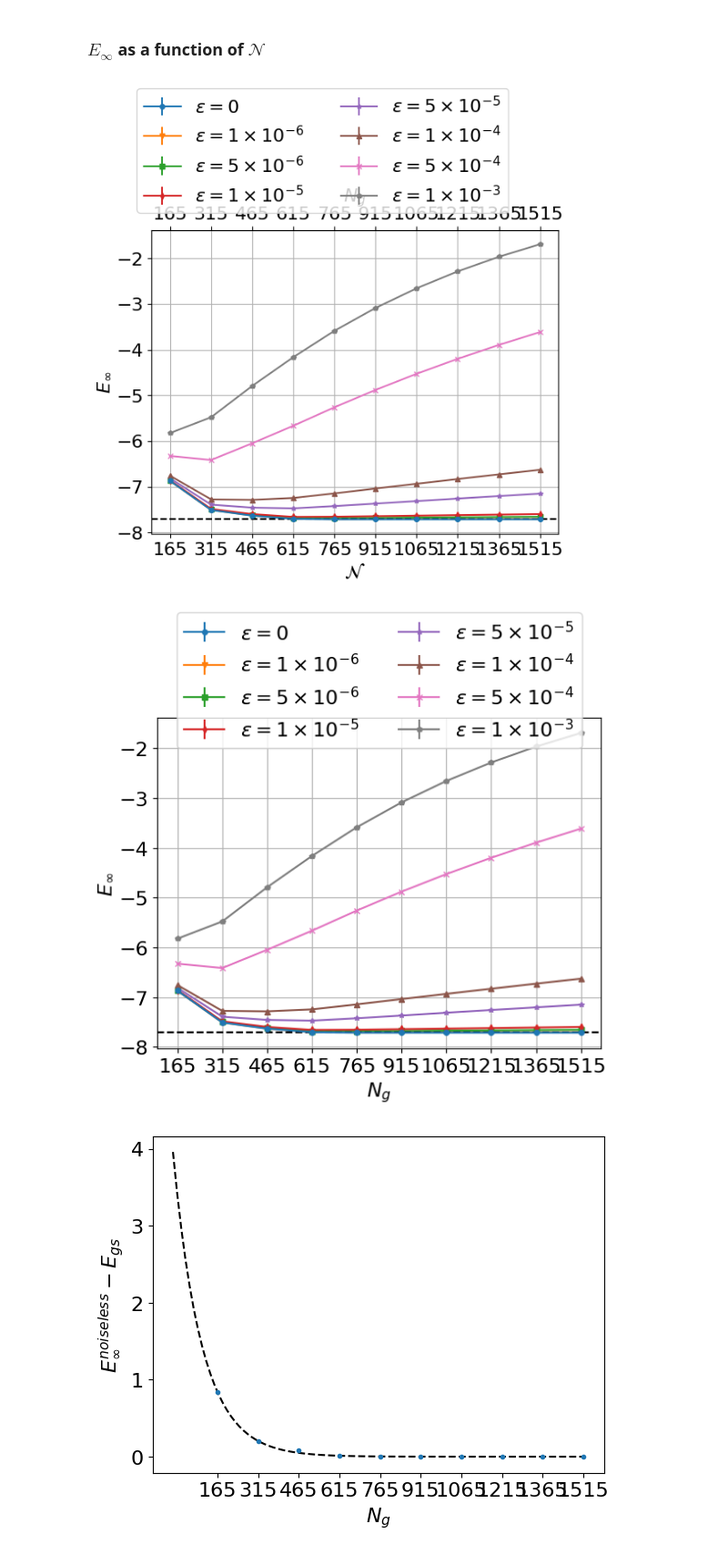
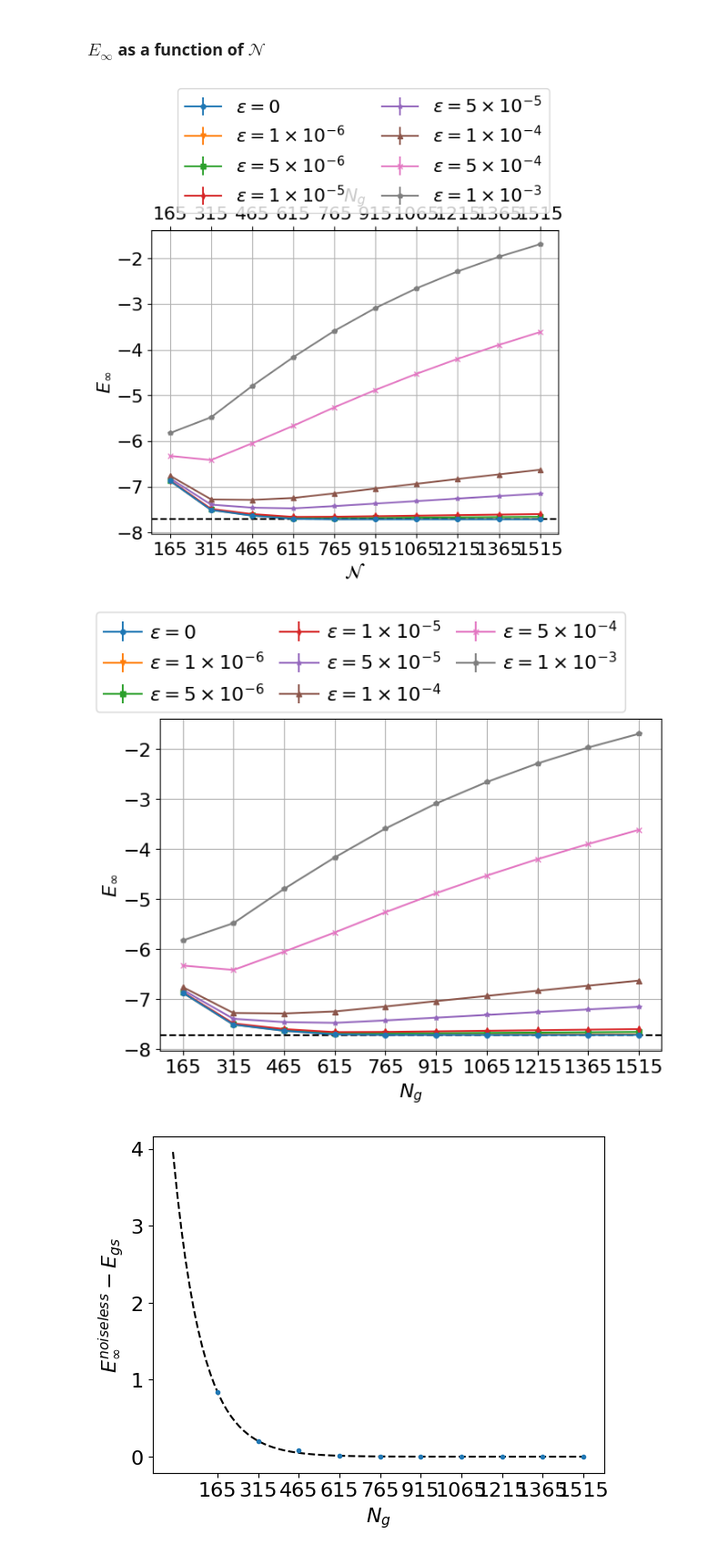
Before and after one commit to hvermaQ/VQE, a Jupyter notebook: noisy_global_comp_COBYLA_assumptions copy.ipynb, the cells around one changed output. Shown at 91% size. Saved outputs shown, nothing was run; the diff lists cells and outputs as text; code cells hidden in the pictures.

```diff
--- a/noisy_global_comp_COBYLA_assumptions copy.ipynb
+++ b/noisy_global_comp_COBYLA_assumptions copy.ipynb
@@ -758,36 +890,43 @@ axx.set_xlabel(r'$N_g$')
 axx.set_xticks(gate_ctt)
 axx.set_xticklabels(gate_ctt)
 plt.axhline(g_en5, color = 'k', xmin = 0, xmax = 500, linestyle = '--')
-plt.legend(ncol = 2, bbox_to_anchor = (0.9, 1.5))
+plt.legend(ncol = 2, bbox_to_anchor = (1, 1.5))
 #ax.set_yscale('log')
 plt.grid()
 #plt.savefig('noisy_noiseless_conv_COBY.pdf', bbox_inches = 'tight')
 plt.show()
 # %% [output]
-[figure, old version]
+[figure, new version]
 # %%
-fig = plt.figure()
+fig = plt.figure(figsize=(7.5, 5))
 ax = fig.add_subplot(1, 1, 1)
 #ax.plot(gate_ct, val_list_id, label = r'$\epsilon = 0$')
 plt.errorbar(gate_ctt, val_list_idm, yerr = val_list_ids, fmt = next(marker), markersize=4, label = r'$\epsilon = 0$')
 for rt in range(len(base_expo)):
     #ax.plot(gate_ct, np.array(noisy_data_val['%s'%rt]), label = r'$\epsilon = %s \times 10^%s$'%(base_expo[rt][0], base_expo[rt][1]))
     plt.errorbar(gate_ctt, np.array(noisy_data_val_m['%s'%rt]), yerr = noisy_data_val_s['%s'%rt], fmt = next(marker), markersize=4, barsabove = True, label = r'$\epsilon = %s \times 10^{-%s}$'%(base_expo[rt][0], base_expo[rt][1]))
     #ax.plot(gate_ct, np.multiply(exp_off[rt], val_list_id), label = r'$\epsilon = %s \times 10^%s$'%(base_expo[rt][0], base_expo[rt][1]))
     #diff =  np.multiply(exp_off[rt], val_list_id) - np.array(noisy_data_val['%s'%rt])
     #ax.plot(gate_ct, diff, label = r'$\epsilon = %s \times 10^%s$'%(base_expo[rt][0], base_expo[rt][1]))
 ax.set_ylabel(r'$ E_\infty$')
 ax.set_xticks(gate_ctt)
 ax.set_xlabel(r'$N_g$')
 ax.set_xticklabels(gate_ctt)
 plt.axhline(g_en5, color = 'k', xmin = 0, xmax = 500, linestyle = '--')
-plt.legend(ncol = 2, loc = "upper center", bbox_to_anchor = (0.5, 1.35))
-#ax.set_yscale('log')
+# Create the legend with all lines
+plt.legend(ncol = 3,
+           loc = "upper center",
+           labelspacing=0.5,
+            columnspacing=0.8,    # vertical space between entries (default ~0.5)
+            bbox_to_anchor = (0.4, 1.35),
+            handletextpad=0.4)   # space between handle and text
+#plt.legend(ncol = 2, loc = "upper center", bbox_to_anchor = (0.5, 1.35))
+#ax.set_xscale('log')
 plt.grid()
-plt.savefig('noisy_noiseless_conv_COBY.pdf', bbox_inches = 'tight')
+plt.savefig('Figs/noisy_noiseless_conv_COBY.pdf', bbox_inches = 'tight')
 plt.show()
 # %% [output]
-[figure, old version]
+[figure, new version]
 # %%
 n_lay = 10
 # %%
```
Also changed, not shown: parts of 28 cells of this notebook, 6 other files.
